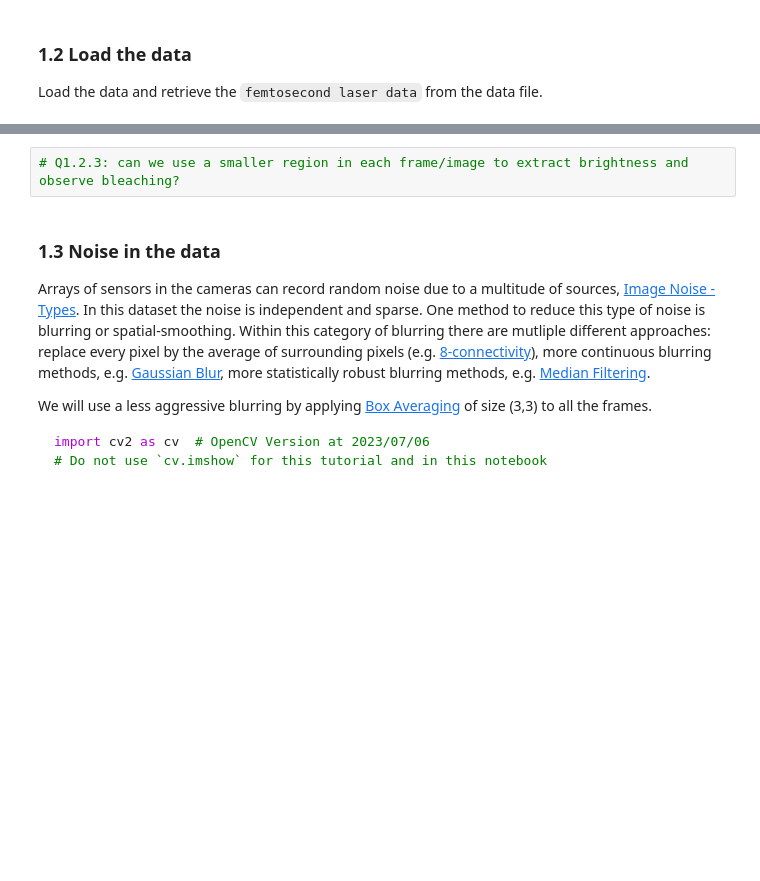
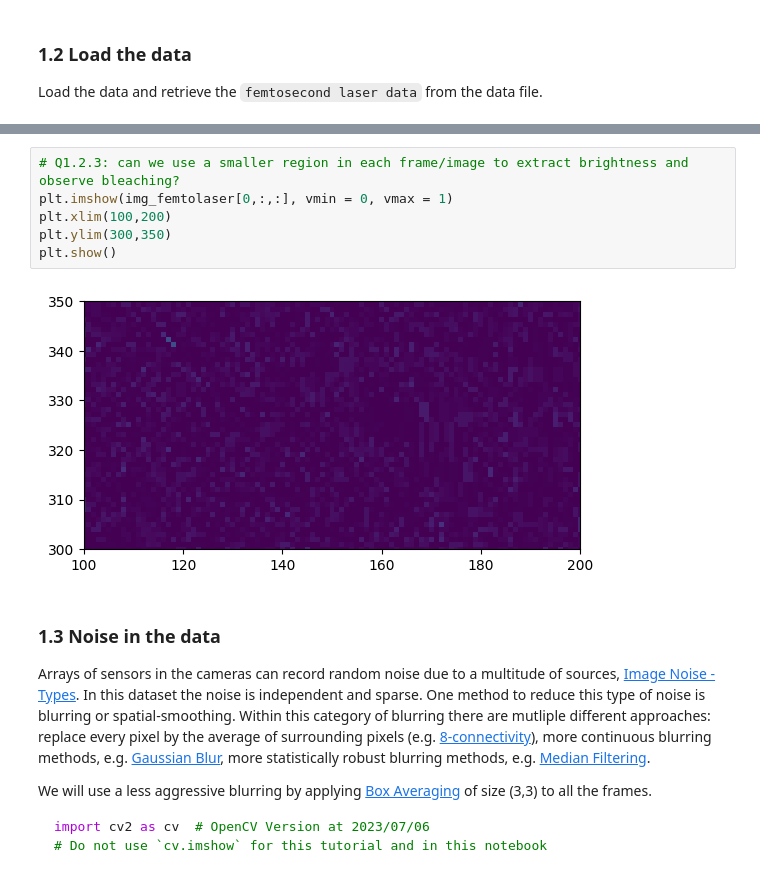
Before and after one commit to Marlon-Jost/PHYS5318_Experiemnt_2, a Jupyter notebook: PHYS5318_Lab2_femtosecond-2.ipynb, the cells around one changed output, grey strips where cells are left out. Cells and saved outputs as stored; diff of their text form; blank space fills up the shorter version.

```diff
--- a/PHYS5318_Lab2_femtosecond-2.ipynb
+++ b/PHYS5318_Lab2_femtosecond-2.ipynb
@@ -45,5 +77,11 @@ import matplotlib.pyplot as plt
 # %%
 # Q1.2.3: can we use a smaller region in each frame/image to extract brightness and observe bleaching?
+plt.imshow(img_femtolaser[0,:,:], vmin = 0, vmax = 1)
+plt.xlim(100,200)
+plt.ylim(300,350)
+plt.show()
+# %% [output]
+[figure, added]
 # %% [markdown]
 ### 1.3 Noise in the data
 Arrays of sensors in the cameras can record random noise due to a multitude of sources, [Image Noise - Types][6]. In this dataset the noise is independent and sparse. One method to reduce this type of noise is blurring or spatial-smoothing. Within this category of blurring there are mutliple different approaches: replace every pixel by the average of surrounding pixels (e.g. [8-connectivity][1]), more continuous blurring methods, e.g. [Gaussian Blur][2], more statistically robust blurring methods, e.g. [Median Filtering][3].
```
Also changed, not shown: parts of 5 cells of this notebook.
